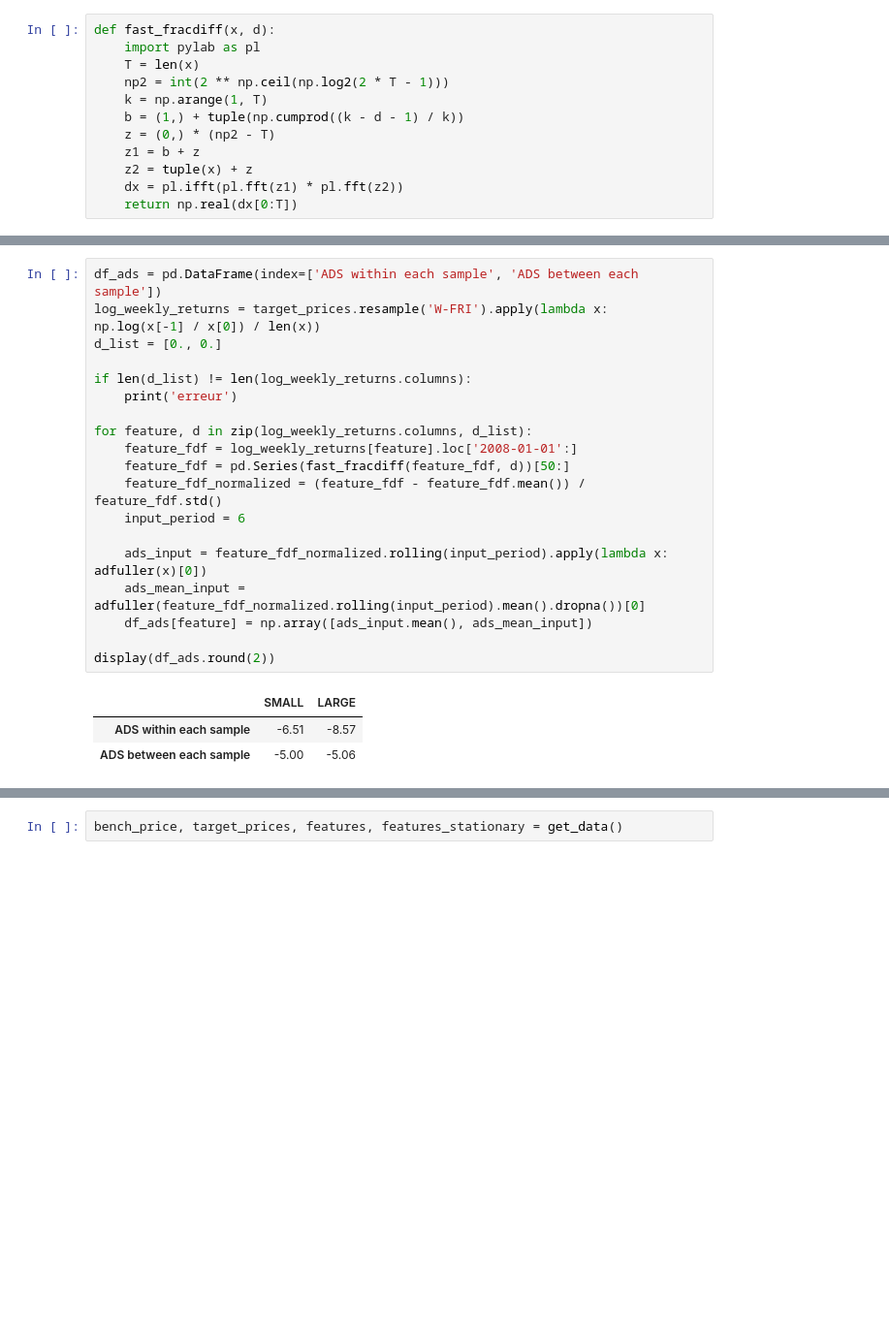
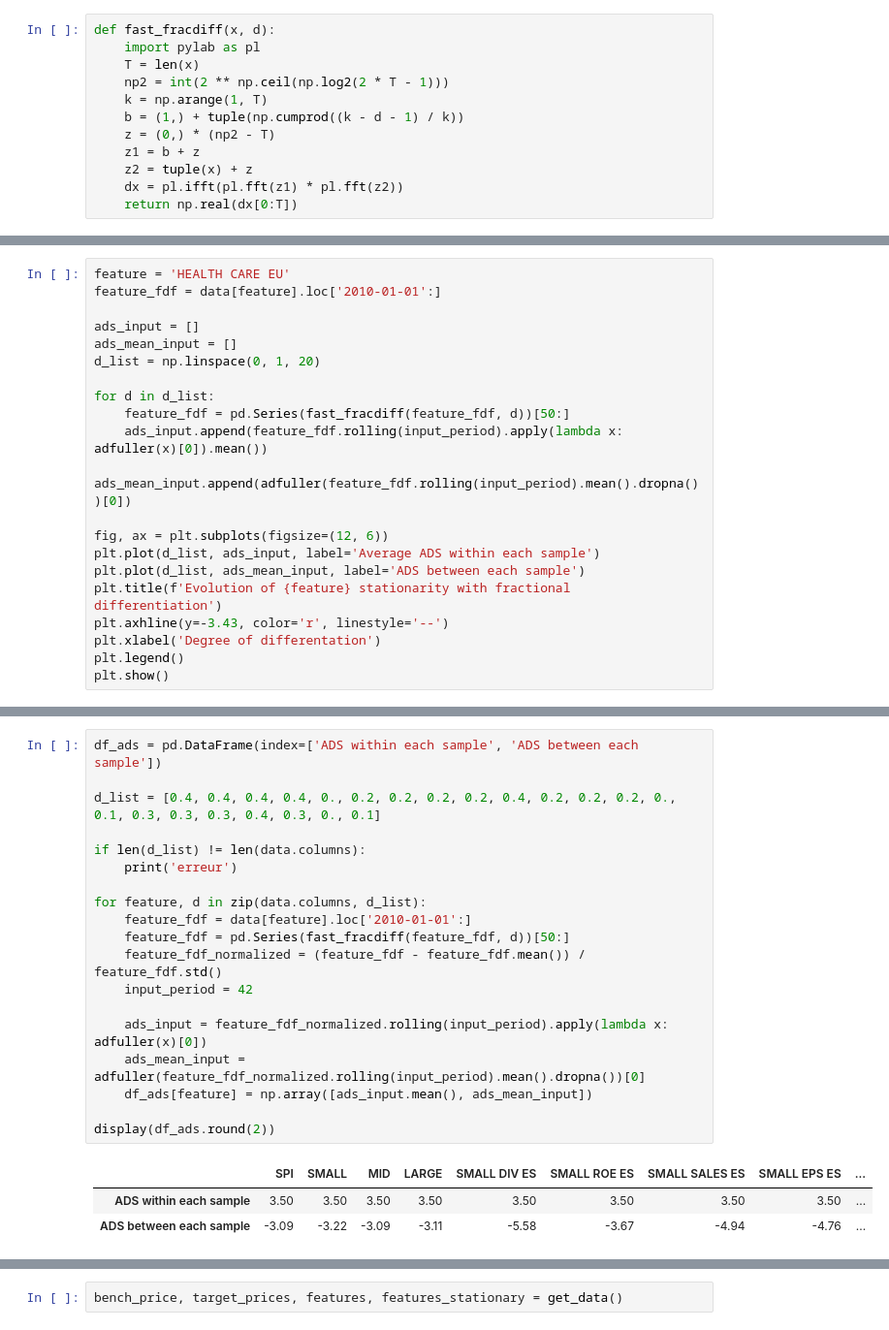
Before and after one commit to lacoupe/BCVS, a Jupyter notebook: SW/size/size.ipynb, the cells around one changed output, grey strips where cells are left out. Shown at 97% size. Saved outputs shown, nothing was run; the diff lists cells and outputs as text; blank space fills up the shorter version.

```diff
--- a/SW/size/size.ipynb
+++ b/SW/size/size.ipynb
@@ -145,0 +180,21 @@ def fast_fracdiff(x, d):
+# %%
+feature = 'HEALTH CARE EU'
+feature_fdf = data[feature].loc['2010-01-01':]
+
+ads_input = []
+ads_mean_input = []
+d_list = np.linspace(0, 1, 20)
+
+for d in d_list:
+    feature_fdf = pd.Series(fast_fracdiff(feature_fdf, d))[50:]
+    ads_input.append(feature_fdf.rolling(input_period).apply(lambda x: adfuller(x)[0]).mean())
+    ads_mean_input.append(adfuller(feature_fdf.rolling(input_period).mean().dropna())[0])
+
+fig, ax = plt.subplots(figsize=(12, 6))
+plt.plot(d_list, ads_input, label='Average ADS within each sample')
+plt.plot(d_list, ads_mean_input, label='ADS between each sample')
+plt.title(f'Evolution of {feature} stationarity with fractional differentiation')
+plt.axhline(y=-3.43, color='r', linestyle='--')
+plt.xlabel('Degree of differentation')
+plt.legend()
+plt.show()
@@ -146,23 +203,23 @@ def fast_fracdiff(x, d):
 # %%
 df_ads = pd.DataFrame(index=['ADS within each sample', 'ADS between each sample'])
-log_weekly_returns = target_prices.resample('W-FRI').apply(lambda x: np.log(x[-1] / x[0]) / len(x))
-d_list = [0., 0.]
 
-if len(d_list) != len(log_weekly_returns.columns):
+d_list = [0.4, 0.4, 0.4, 0.4, 0., 0.2, 0.2, 0.2, 0.2, 0.4, 0.2, 0.2, 0.2, 0., 0.1, 0.3, 0.3, 0.3, 0.4, 0.3, 0., 0.1]
+
+if len(d_list) != len(data.columns):
     print('erreur')
 
-for feature, d in zip(log_weekly_returns.columns, d_list):
-    feature_fdf = log_weekly_returns[feature].loc['2008-01-01':]
+for feature, d in zip(data.columns, d_list):
+    feature_fdf = data[feature].loc['2010-01-01':]
     feature_fdf = pd.Series(fast_fracdiff(feature_fdf, d))[50:]
     feature_fdf_normalized = (feature_fdf - feature_fdf.mean()) / feature_fdf.std()
-    input_period = 6
+    input_period = 42
 
     ads_input = feature_fdf_normalized.rolling(input_period).apply(lambda x: adfuller(x)[0])
     ads_mean_input = adfuller(feature_fdf_normalized.rolling(input_period).mean().dropna())[0]
     df_ads[feature] = np.array([ads_input.mean(), ads_mean_input])
 
 display(df_ads.round(2))
 # %% [output]
-|  | SMALL | LARGE |
-| ADS within each sample | -6.51 | -8.57 |
-| ADS between each sample | -5.00 | -5.06 |
+|  | SPI | SMALL | MID | LARGE | SMALL DIV ES | SMALL ROE ES | SMALL SALES ES | SMALL EPS ES | ... |
+| ADS within each sample | 3.50 | 3.50 | 3.50 | 3.50 | 3.50 | 3.50 | 3.50 | 3.50 | ... |
+| ADS between each sample | -3.09 | -3.22 | -3.09 | -3.11 | -5.58 | -3.67 | -4.94 | -4.76 | ... |
```
Also changed, not shown: parts of 8 cells of this notebook, 1 other file.
